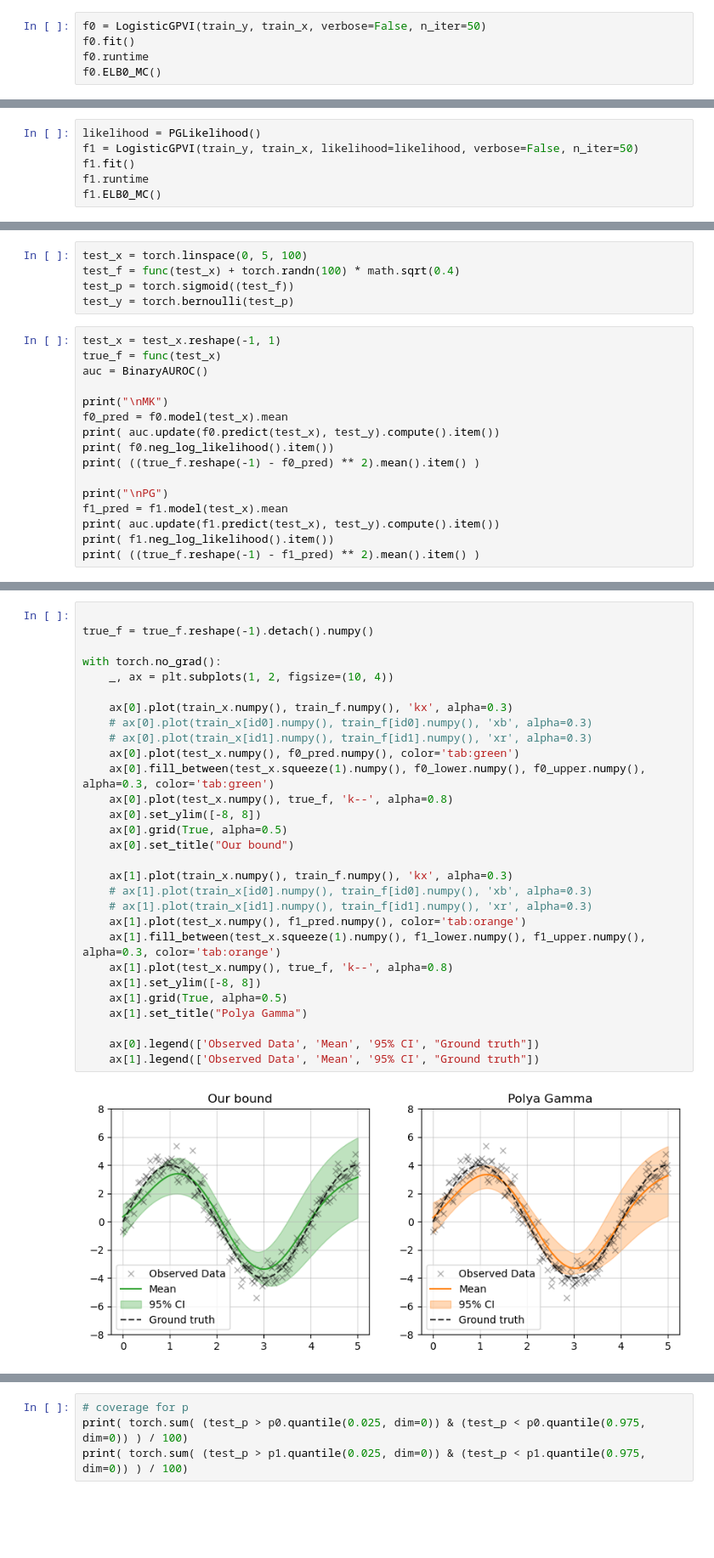
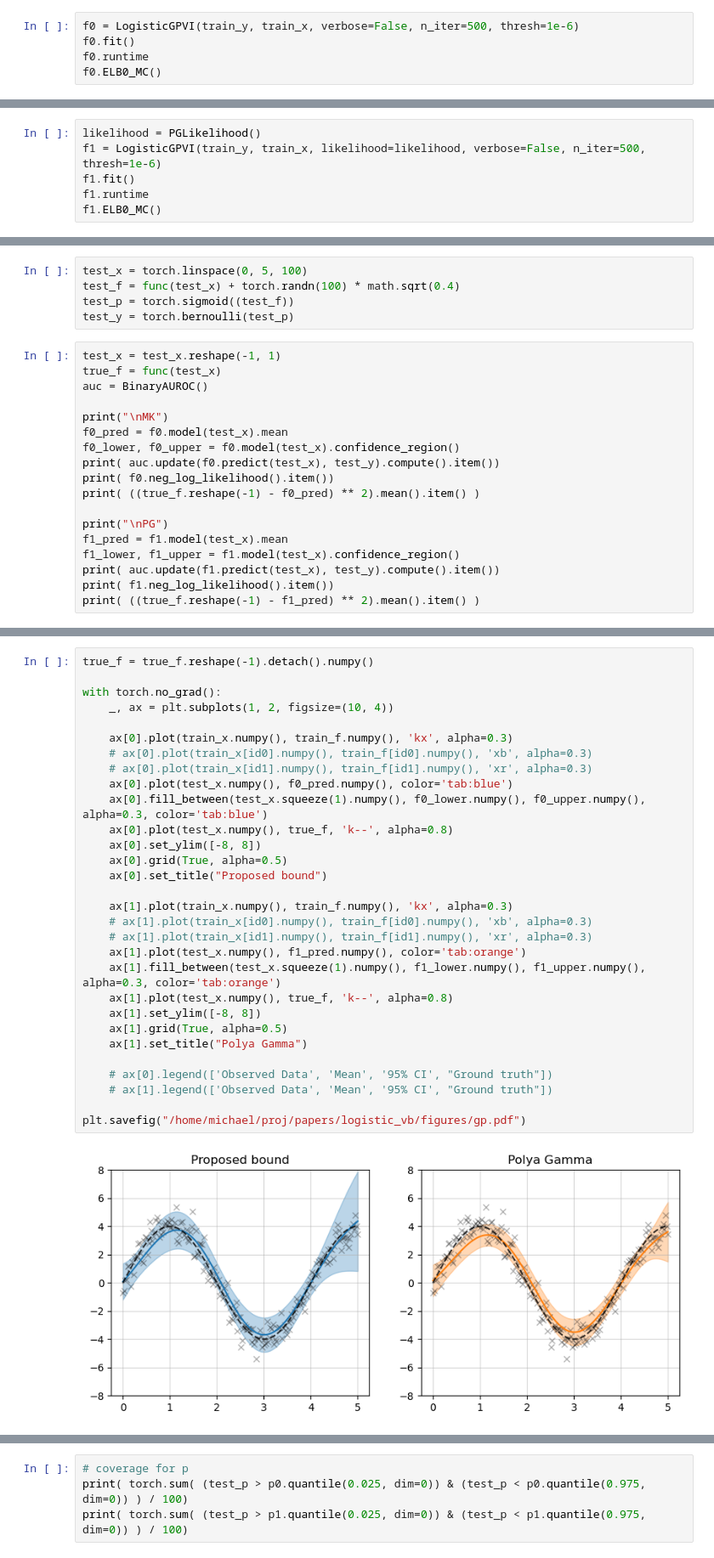
Before and after one commit to mkomod/vi-per, a Jupyter notebook: notebooks/gp_simulations.ipynb, the cells around one changed output, grey strips where cells are left out. Shown at 85% size. Saved outputs shown, nothing was run; the diff lists cells and outputs as text; blank space fills up the shorter version.

```diff
--- a/notebooks/gp_simulations.ipynb
+++ b/notebooks/gp_simulations.ipynb
@@ -51,7 +51,7 @@ plt.legend(['0', '1', 'f(x)'])
 <matplotlib.legend.Legend at 0x...>
 [figure]
 # %%
-f0 = LogisticGPVI(train_y, train_x, verbose=False, n_iter=50)
+f0 = LogisticGPVI(train_y, train_x, verbose=False, n_iter=500, thresh=1e-6)
 f0.fit()
 f0.runtime
 f0.ELB0_MC()
@@ -60,6 +60,6 @@ tensor(59.9012)
 # %%
 likelihood = PGLikelihood()
-f1 = LogisticGPVI(train_y, train_x, likelihood=likelihood, verbose=False, n_iter=50)
+f1 = LogisticGPVI(train_y, train_x, likelihood=likelihood, verbose=False, n_iter=500, thresh=1e-6)
 f1.fit()
 f1.runtime
 f1.ELB0_MC()
@@ -77,12 +77,14 @@ auc = BinaryAUROC()
 
 print("\nMK")
 f0_pred = f0.model(test_x).mean
+f0_lower, f0_upper = f0.model(test_x).confidence_region()
 print( auc.update(f0.predict(test_x), test_y).compute().item())
 print( f0.neg_log_likelihood().item())
 print( ((true_f.reshape(-1) - f0_pred) ** 2).mean().item() )
 
 print("\nPG")
 f1_pred = f1.model(test_x).mean
+f1_lower, f1_upper = f1.model(test_x).confidence_region()
 print( auc.update(f1.predict(test_x), test_y).compute().item())
 print( f1.neg_log_likelihood().item())
 print( ((true_f.reshape(-1) - f1_pred) ** 2).mean().item() )
@@ -99,34 +101,35 @@ PG
 # %%
-
 true_f = true_f.reshape(-1).detach().numpy()
 
 with torch.no_grad():
     _, ax = plt.subplots(1, 2, figsize=(10, 4))
 
     ax[0].plot(train_x.numpy(), train_f.numpy(), 'kx', alpha=0.3)
     # ax[0].plot(train_x[id0].numpy(), train_f[id0].numpy(), 'xb', alpha=0.3)
     # ax[0].plot(train_x[id1].numpy(), train_f[id1].numpy(), 'xr', alpha=0.3)
-    ax[0].plot(test_x.numpy(), f0_pred.numpy(), color='tab:green')
-    ax[0].fill_between(test_x.squeeze(1).numpy(), f0_lower.numpy(), f0_upper.numpy(), alpha=0.3, color='tab:green')
+    ax[0].plot(test_x.numpy(), f0_pred.numpy(), color='tab:blue')
+    ax[0].fill_between(test_x.squeeze(1).numpy(), f0_lower.numpy(), f0_upper.numpy(), alpha=0.3, color='tab:blue')
     ax[0].plot(test_x.numpy(), true_f, 'k--', alpha=0.8)
     ax[0].set_ylim([-8, 8])
     ax[0].grid(True, alpha=0.5)
-    ax[0].set_title("Our bound")
+    ax[0].set_title("Proposed bound")
 
     ax[1].plot(train_x.numpy(), train_f.numpy(), 'kx', alpha=0.3)
     # ax[1].plot(train_x[id0].numpy(), train_f[id0].numpy(), 'xb', alpha=0.3)
     # ax[1].plot(train_x[id1].numpy(), train_f[id1].numpy(), 'xr', alpha=0.3)
     ax[1].plot(test_x.numpy(), f1_pred.numpy(), color='tab:orange')
     ax[1].fill_between(test_x.squeeze(1).numpy(), f1_lower.numpy(), f1_upper.numpy(), alpha=0.3, color='tab:orange')
     ax[1].plot(test_x.numpy(), true_f, 'k--', alpha=0.8)
     ax[1].set_ylim([-8, 8])
     ax[1].grid(True, alpha=0.5)
     ax[1].set_title("Polya Gamma")
 
-    ax[0].legend(['Observed Data', 'Mean', '95% CI', "Ground truth"])
-    ax[1].legend(['Observed Data', 'Mean', '95% CI', "Ground truth"])
+    # ax[0].legend(['Observed Data', 'Mean', '95% CI', "Ground truth"])
+    # ax[1].legend(['Observed Data', 'Mean', '95% CI', "Ground truth"])
+
+plt.savefig("/home/michael/proj/papers/logistic_vb/figures/gp.pdf")
 # %% [output]
-[figure, old version]
+[figure, new version]
 # %%
 f0_lower, f0_upper = f0.credible_intervals(train_x)
 f1_lower, f1_upper = f1.credible_intervals(train_x)
```
Also changed, not shown: parts of 10 cells of this notebook, 2 other files.
